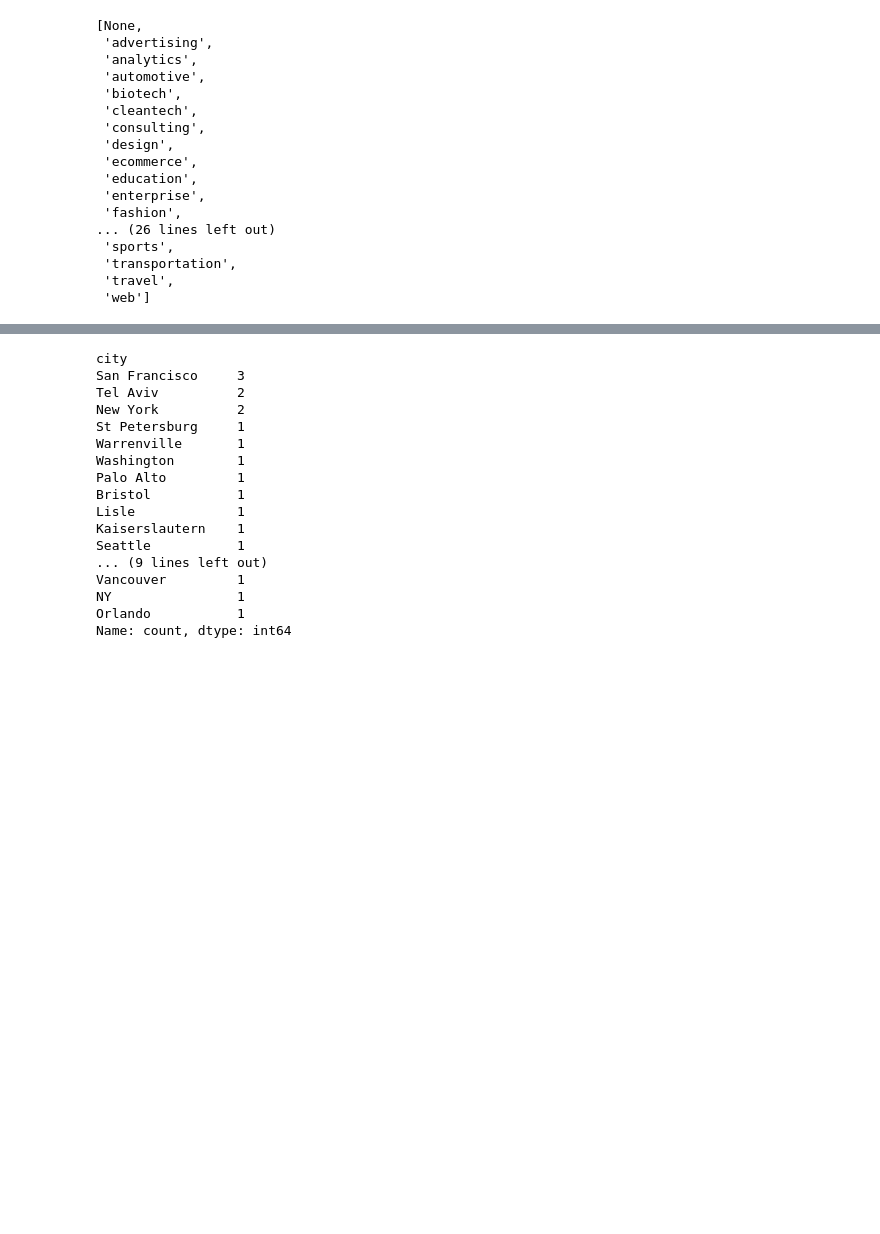
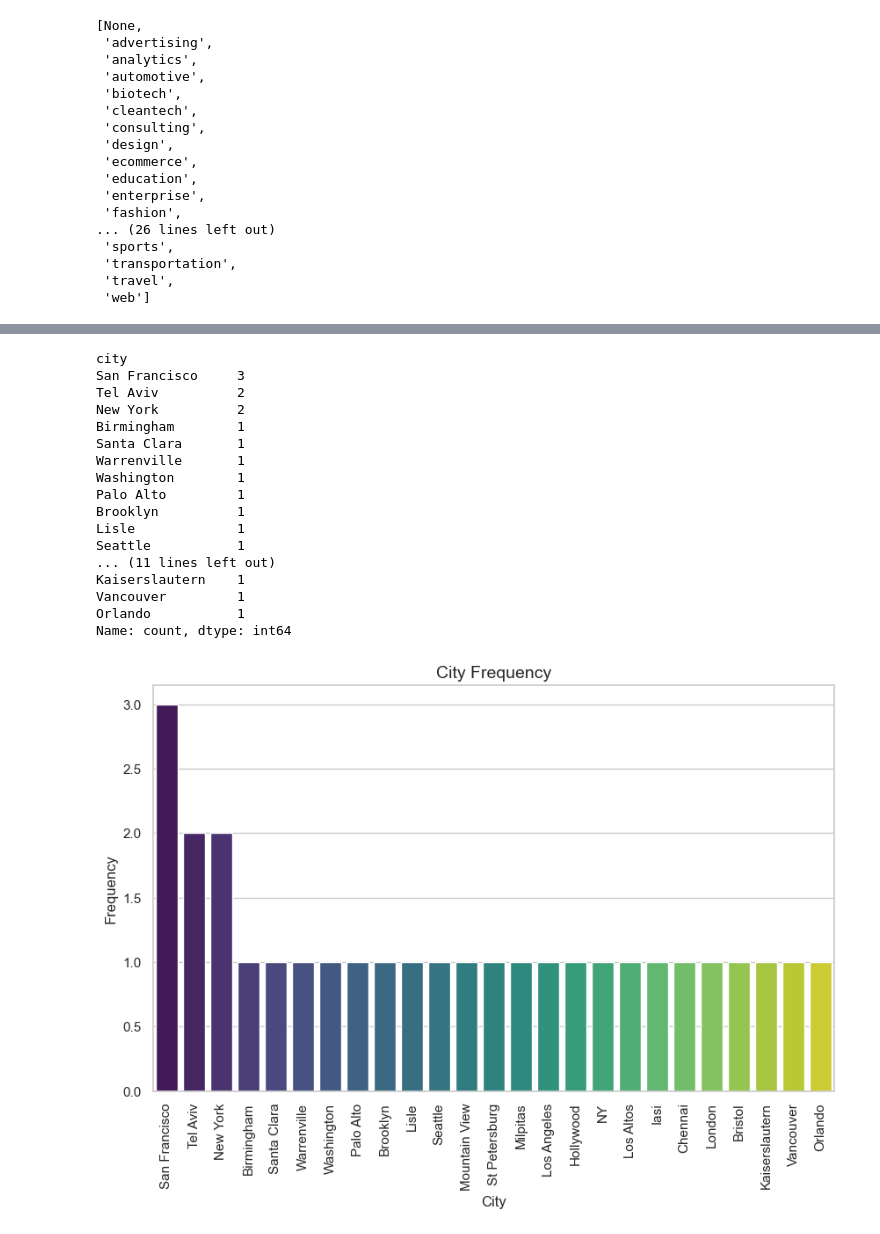
Before and after one commit to pagoba94/project3, a Jupyter notebook: mongo.ipynb, the cells around one changed output, grey strips where cells are left out. Saved outputs shown, nothing was run; the diff lists cells and outputs as text; code cells hidden in the pictures; blank space fills up the shorter version.

```diff
--- a/mongo.ipynb
+++ b/mongo.ipynb
@@ -89,15 +89,15 @@ c.distinct("category_code")
  'travel',
  'web']
 # %%
+condition1={"total_money_raised":  {"$regex": "M$"}}
+condition2={"tag_list": {"$regex": "design"}}
+condition3={"category_code": "design"}
 
-condition2={"tag_list": {"$regex": "design"}}
-condition3={"total_money_raised":  {"$regex": "M$"}}
+query = {"$and": [condition1,{"$or": [condition2, condition3]}]}
+projection={"name":1, "_id":0, "total_money_raised":1,
+            "tag_list":1, "description":1, "offices":1, "category_code":1 }
 
-query = {"$and": [condition2, condition3]}
-projection={"name":1, "_id":0, "total_money_raised":1,
-            "tag_list":1, "description":1, "offices":1, }
-
-design_companies=list(c.find(query, projection))
+design_companies=list(c.find(query, projection).sort('offices.country_code'))
 # %%
 df=pd.DataFrame(design_companies)
 df.sample()
@@ -128,5 +137,9 @@ df['country_code'] = df["offices"].apply(lambda x: x[0]['country_code'])
 df['state_code'] = df["offices"].apply(lambda x: x[0]['state_code'])
 df['latitude'] = df["offices"].apply(lambda x: x[0]['latitude'])
 df['longitude'] = df["offices"].apply(lambda x: x[0]['longitude'])
+# %%
+df['address1'] = df["offices"].apply(lambda x: x[0]['address1'])
+df['address2'] = df["offices"].apply(lambda x: x[0]['address2'])
+df['zip_code'] = df["offices"].apply(lambda x: x[0]['zip_code'])
 # %%
 df.drop("offices", axis=1, inplace=True)
@@ -137,16 +181,16 @@ city
 San Francisco     3
 Tel Aviv          2
 New York          2
-St Petersburg     1
+Birmingham        1
+Santa Clara       1
 Warrenville       1
 Washington        1
 Palo Alto         1
-Bristol           1
+Brooklyn          1
 Lisle             1
+Seattle           1
+... (11 lines left out)
 Kaiserslautern    1
-Seattle           1
-... (9 lines left out)
 Vancouver         1
-NY                1
 Orlando           1
 Name: count, dtype: int64
@@ -152,0 +199,25 @@ Name: count, dtype: int64
+# %%
+import matplotlib.pyplot as plt
+import seaborn as sns
+
+# Set the style
+sns.set(style='whitegrid')
+
+# Get the city counts
+city_counts = df['city'].value_counts()
+
+# Create the bar plot
+plt.figure(figsize=(10, 6))
+bar_plot = sns.barplot(x=city_counts.index, y=city_counts.values, palette='viridis')
+bar_plot.set_xticklabels(bar_plot.get_xticklabels(), rotation=90)
+
+# Set the labels and title
+plt.xlabel('City', fontsize=12)
+plt.ylabel('Frequency', fontsize=12)
+plt.title('City Frequency', fontsize=14)
+
+# Show and save the graph
+plt.savefig('../figures/design_cities.png')
+plt.show()
+# %% [output]
+[figure, added]
```
Also changed, not shown: parts of 7 cells of this notebook, 11 other files.
